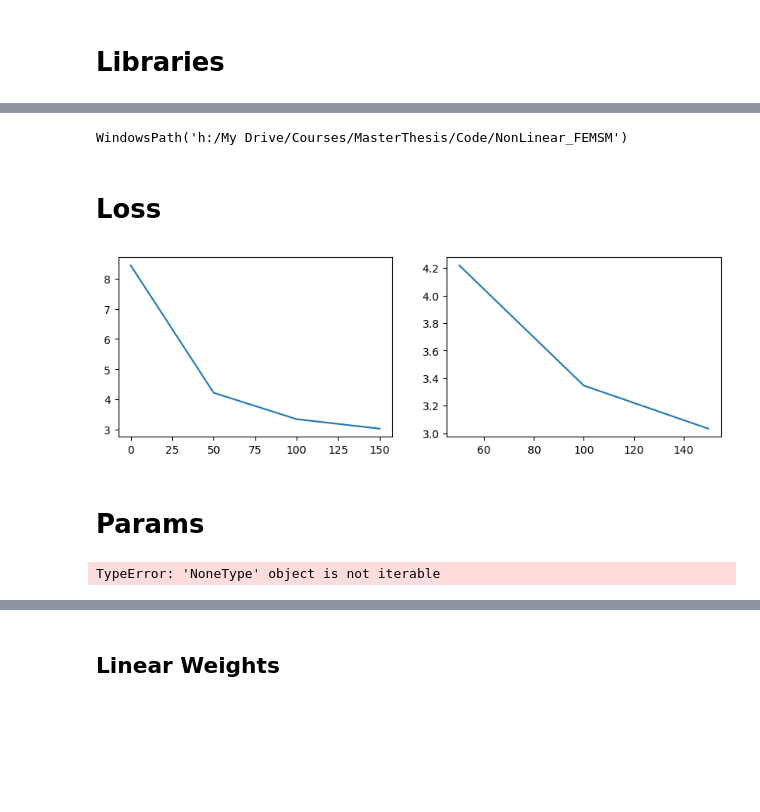
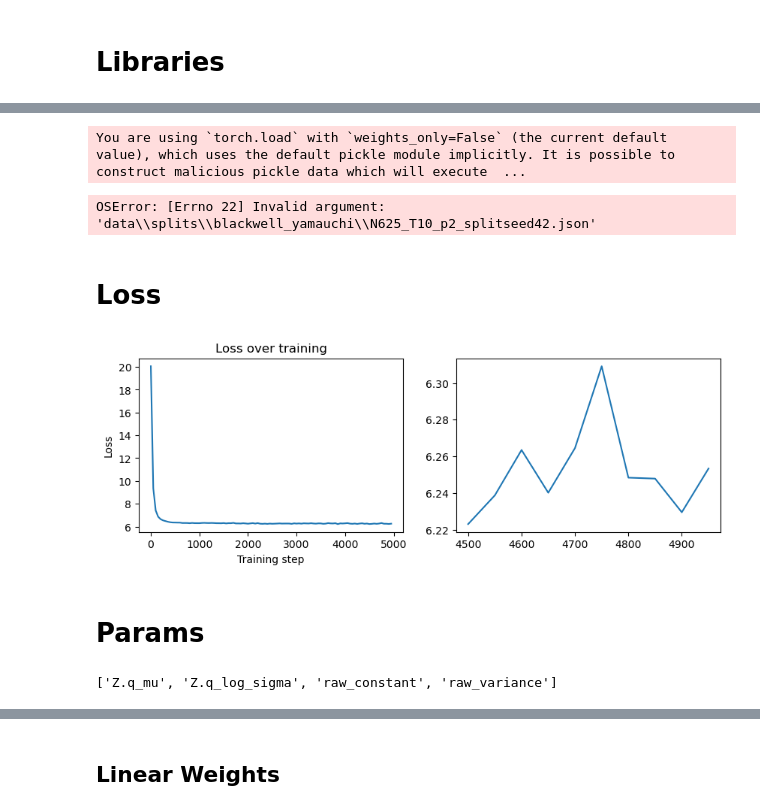
Before and after one commit to Ali-Setareh/SeqGPLVM_FEMSM, a Jupyter notebook: notebooks/model_inspection.ipynb, the cells around one changed output, grey strips where cells are left out. Saved outputs shown, nothing was run; the diff lists cells and outputs as text; code cells hidden in the pictures; blank space fills up the shorter version.

```diff
--- a/notebooks/model_inspection.ipynb
+++ b/notebooks/model_inspection.ipynb
@@ -52,12 +41,12 @@ Length: 1000, dtype: float64
 from dgps import get_simulator
 from utils.pathing import as_path
 
-model_name = "seqgplvm"
+model_name = "seqgplvm_val"
 device = "cuda"
 tid = 9
 #train_id = df_idx.train_id.unique()[tid]
 
-train_id = "ceeafe5a10"
+train_id = "789bd5856a"
 
 '''
 train_out = cwd / train_dir(Path(os.environ.get("FINAL_ROOT", "./results")).expanduser(), model_name, train_id)
@@ -94,22 +83,28 @@ actual_params = extra.get("actual_params")
 step = config["logging"]["param_logging_freq"]
 
 #print(f"loaded model with N: {df_manifest['params']['n']}, T: {df_manifest['params']['T']}, p: {df_manifest['params']['p']}, a: {df_manifest['params']['a']}")
+# %% [output]
+You are using `torch.load` with `weights_only=False` (the current default value), which uses the default pickle module implicitly. It is possible to construct malicious pickle data which will execute  ...
+OSError: [Errno 22] Invalid argument: 'data\\splits\\blackwell_yamauchi\\N625_T10_p2_splitseed42.json'
-# %%
-cwd
-# %% [output]
-WindowsPath('h:/My Drive/Courses/MasterThesis/Code/NonLinear_FEMSM')
 # %% [markdown]
 # Loss
 # %%
 import matplotlib.pyplot as plt
 
-last_n_step = 3
-fig,ax = plt.subplots(1,2,figsize = (10,3))
-ax[0].plot(np.arange(len(loss_list)) * step , loss_list)
-ax[1].plot(range((len(loss_list)- last_n_step) * step , len(loss_list) * step , step) ,loss_list[-last_n_step:])
-plt.show()
+if len(loss_list) == 1:
+    print("Only one loss logged, skipping plot \n loss:", loss_list[0])
+else:
+
+    last_n_step = 10
+    fig,ax = plt.subplots(1,2,figsize = (10,3))
+    ax[0].plot(np.arange(len(loss_list)) * step , loss_list)
+    ax[1].plot(range((len(loss_list)- last_n_step) * step , len(loss_list) * step , step) ,loss_list[-last_n_step:])
+    ax[0].set_title("Loss over training")
+    ax[0].set_xlabel("Training step")
+    ax[0].set_ylabel("Loss")
+    plt.show()
 # %% [output]
-[figure, old version]
+[figure, new version]
 # %% [markdown]
 # Params
 # %%
@@ -122,7 +117,7 @@ params = [specials.get(s, s) for s in dict.fromkeys(k.rsplit('.', 1)[-1] for k i
 
 params
 # %% [output]
-TypeError: 'NoneType' object is not iterable
+['Z.q_mu', 'Z.q_log_sigma', 'raw_constant', 'raw_variance']
 # %%
 from utils.inspectors import plot_param_history
 
```
Also changed, not shown: parts of 20 cells of this notebook, 3 other files.
